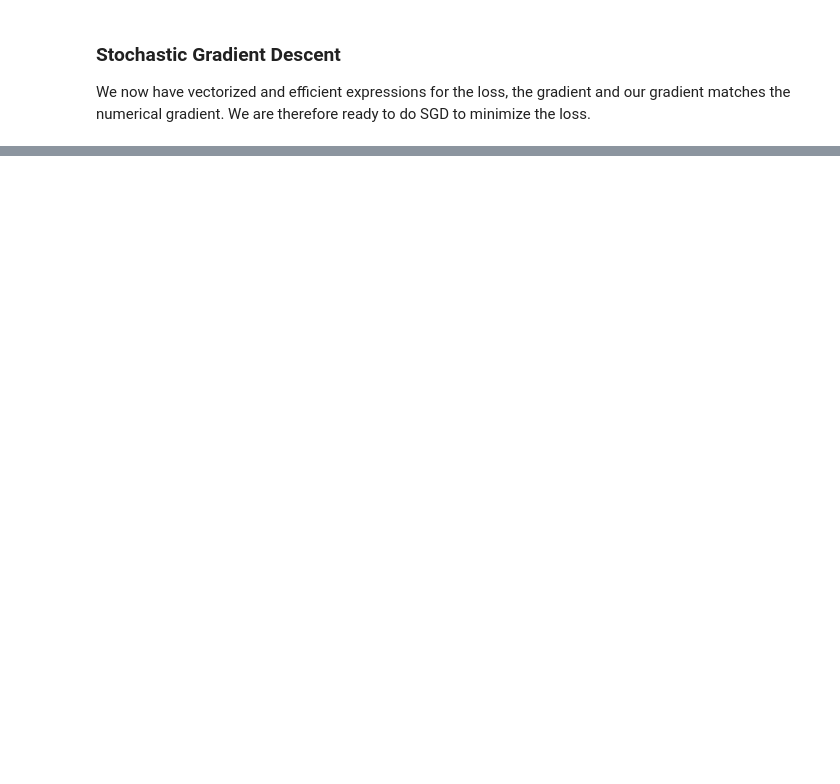
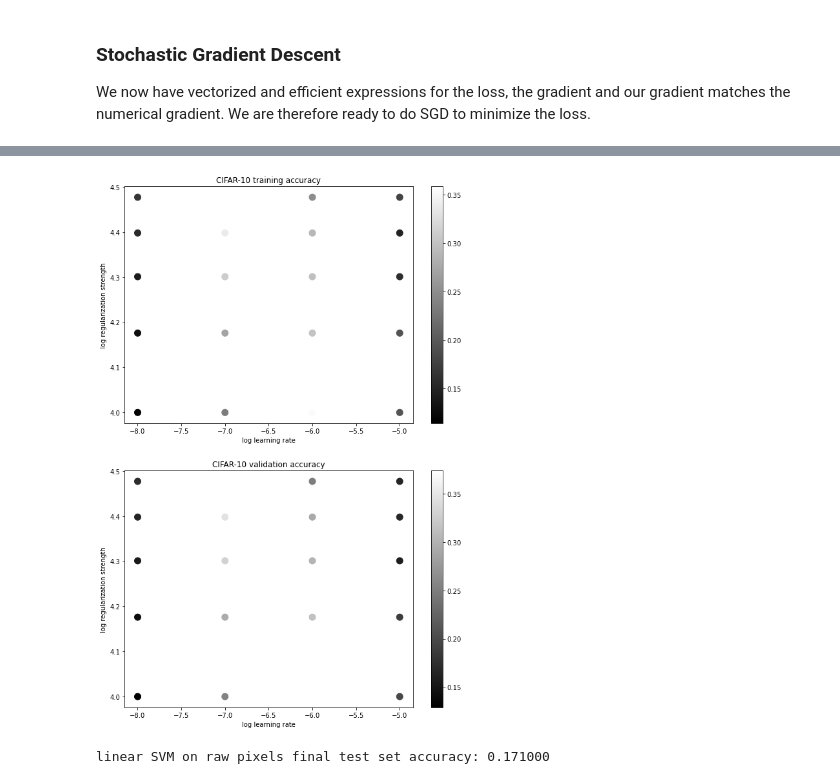
Before and after one commit to honor1111/cs231n-study, a Jupyter notebook: assignment1/svm.ipynb, the cells around one changed output, grey strips where cells are left out. Saved outputs shown, nothing was run; the diff lists cells and outputs as text; code cells hidden in the pictures; blank space fills up the shorter version.

```diff
--- a/assignment1/svm.ipynb
+++ b/assignment1/svm.ipynb
@@ -327,8 +327,12 @@ validation accuracy: 0.121000
 # learning rate). You should experiment with different ranges for the learning
 # rates and regularization strengths; if you are careful you should be able to
 # get a classification accuracy of about 0.4 on the validation set.
-learning_rates = [1e-7, 5e-5]
-regularization_strengths = [2.5e4, 5e4]
+learning_rates = [1e-8, 1e-7, 1e-6, 1e-5]
+regularization_strengths = [1e4, 1.5e4, 2e4, 2.5e4, 3e4]
+
+# best learning rate : 1.00e-08
+# best regularization : 2.00e+04
+# best validation accuracy achieved during cross-validation: 0.400000
 
 # results is dictionary mapping tuples of the form
 # (learning_rate, regularization_strength) to tuples of the form
@@ -353,7 +357,7 @@ best_svm = None # The LinearSVM object that achieved the highest validation rate
 # code with a larger value for num_iters.                                      #
 ################################################################################
 pass
-num_iter = 30
+num_iter = 100
 
 svm = LinearSVM()
 svms = {}
@@ -379,7 +383,6 @@ sorted_res = sorted(results.items(), key=lambda x : (x[1], x[1]))
 best_param = sorted_res[-1][0]
 best_val = sorted_res[-1][1][1]
 best_svm = svms[best_param]
-print(best_svm.lr, best_svm.REG)
 
 ################################################################################
 #                              END OF YOUR CODE                                #
@@ -391,5 +394,7 @@ for lr, reg in sorted(results):
     print('lr %e reg %e train accuracy: %f val accuracy: %f' % (
                 lr, reg, train_accuracy, val_accuracy))
 
+print("best learning rate : {:.4e}".format(best_svm.lr))
+print("best regularization : {:.4e}".format(best_svm.Reg))
 print('best validation accuracy achieved during cross-validation: %f' % best_val)
 # %% [output]
@@ -397,33 +418,39 @@ AttributeError: 'LinearSVM' object has no attribute 'REG'
 # %%
 # Visualize the cross-validation results
 import math
 x_scatter = [math.log10(x[0]) for x in results]
 y_scatter = [math.log10(x[1]) for x in results]
 
 # plot training accuracy
 marker_size = 100
 colors = [results[x][0] for x in results]
 plt.subplot(2, 1, 1)
 plt.scatter(x_scatter, y_scatter, marker_size, c=colors)
 plt.colorbar()
 plt.xlabel('log learning rate')
 plt.ylabel('log regularization strength')
 plt.title('CIFAR-10 training accuracy')
 
 # plot validation accuracy
 colors = [results[x][1] for x in results] # default size of markers is 20
 plt.subplot(2, 1, 2)
 plt.scatter(x_scatter, y_scatter, marker_size, c=colors)
 plt.colorbar()
 plt.xlabel('log learning rate')
 plt.ylabel('log regularization strength')
 plt.title('CIFAR-10 validation accuracy')
+plt.subplots_adjust(bottom=0.1, top=1.5)
+
 plt.show()
+# %% [output]
+[figure, added]
 # %%
 # Evaluate the best svm on test set
 y_test_pred = best_svm.predict(X_test)
 test_accuracy = np.mean(y_test == y_test_pred)
 print('linear SVM on raw pixels final test set accuracy: %f' % test_accuracy)
+# %% [output]
+linear SVM on raw pixels final test set accuracy: 0.171000
 # %%
 # Visualize the learned weights for each class.
 # Depending on your choice of learning rate and regularization strength, these may
```
Also changed, not shown: parts of 12 cells of this notebook, 3 other files.
